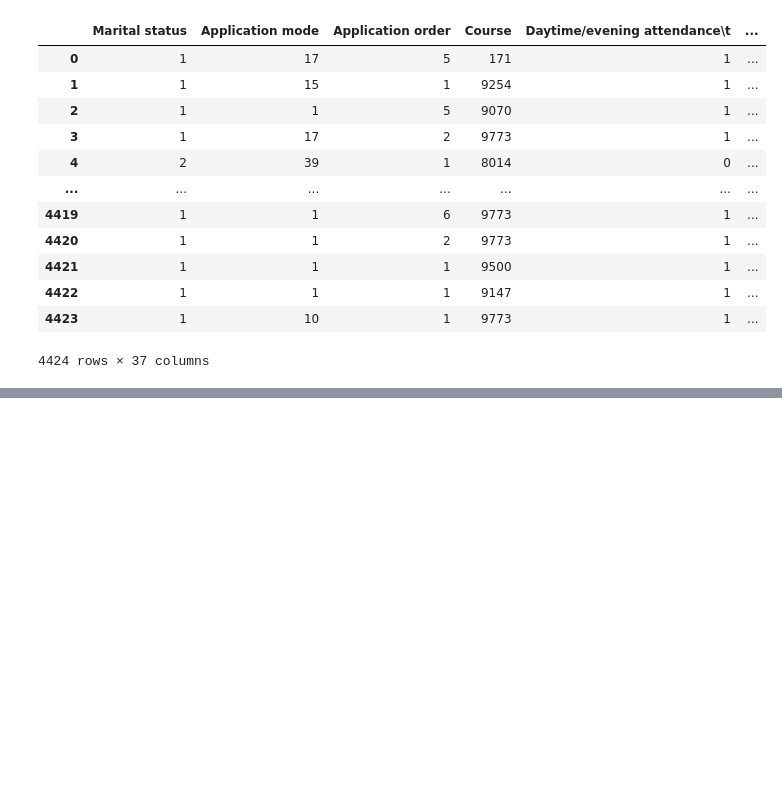
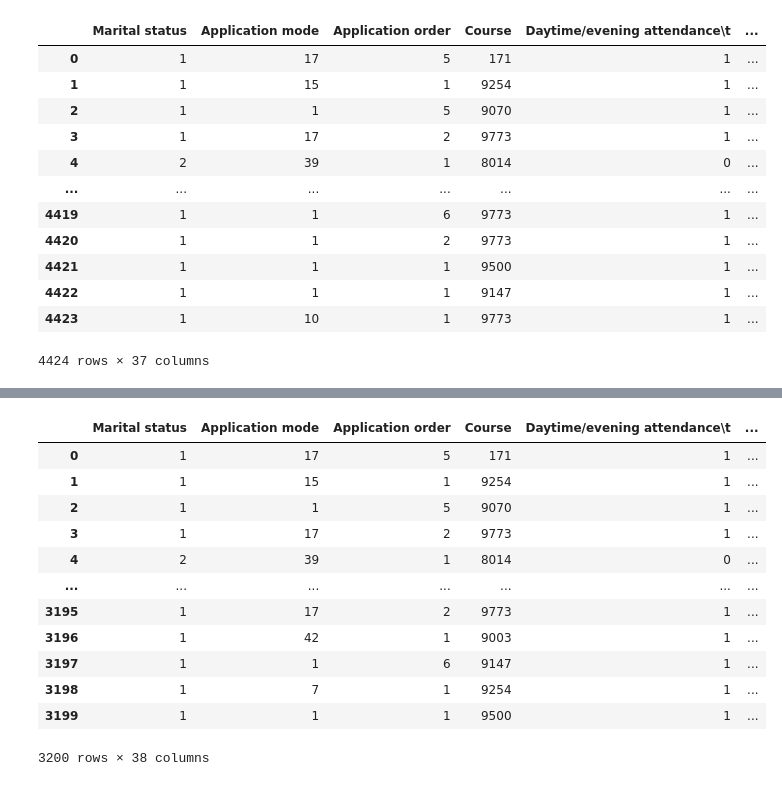
Before and after one commit to beamsbe97/notes, a Jupyter notebook: A1_Task2.ipynb, the cells around one changed output, grey strips where cells are left out. Drawn from its saved outputs; the diff is of its cells as text; code cells hidden in the pictures; blank space fills up the shorter version.

```diff
--- a/A1_Task2.ipynb
+++ b/A1_Task2.ipynb
@@ -110,0 +150,18 @@ Name: Grade_bin, dtype: int64
+# %%
+df_train = df.iloc[0:3200]
+df_test = df.iloc[3200:]
+df_train
+# %% [output]
+|  | Marital status | Application mode | Application order | Course | Daytime/evening attendance\t | ... |
+| 0 | 1 | 17 | 5 | 171 | 1 | ... |
+| 1 | 1 | 15 | 1 | 9254 | 1 | ... |
+| 2 | 1 | 1 | 5 | 9070 | 1 | ... |
+| 3 | 1 | 17 | 2 | 9773 | 1 | ... |
+| 4 | 2 | 39 | 1 | 8014 | 0 | ... |
+| ... | ... | ... | ... | ... | ... | ... |
+| 3195 | 1 | 17 | 2 | 9773 | 1 | ... |
+| 3196 | 1 | 42 | 1 | 9003 | 1 | ... |
+| 3197 | 1 | 1 | 6 | 9147 | 1 | ... |
+| 3198 | 1 | 7 | 1 | 9254 | 1 | ... |
+| 3199 | 1 | 1 | 1 | 9500 | 1 | ... |
+3200 rows × 38 columns
```
Also changed, not shown: parts of 8 cells of this notebook.
